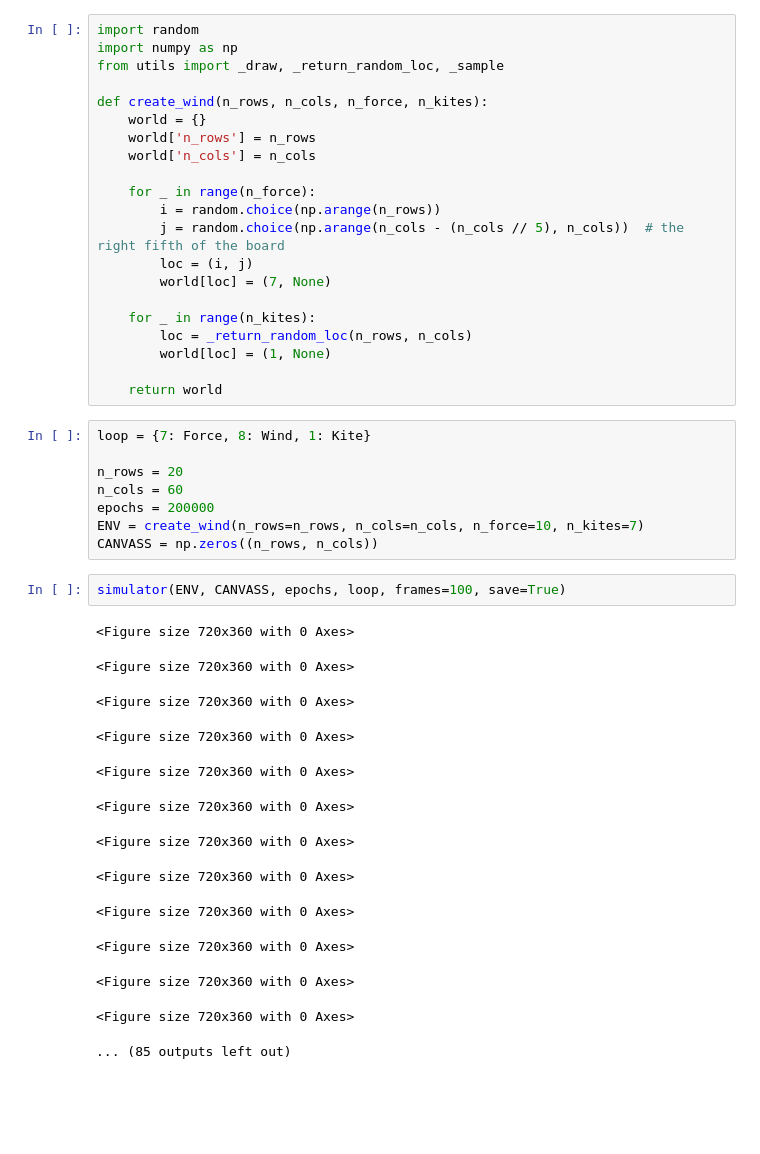
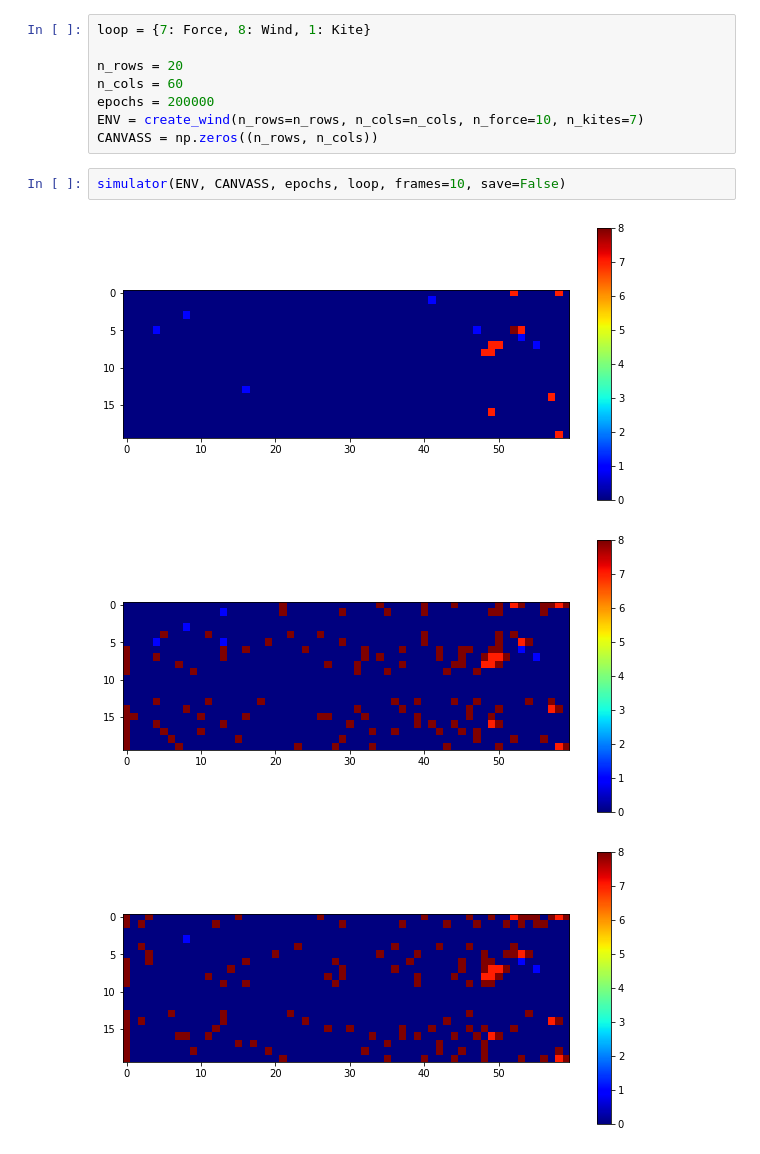
Before and after one commit to mynameisvinn/Petri, a Jupyter notebook: examples/Wind.ipynb, the cells around one changed output. Saved outputs shown, nothing was run; the diff lists cells and outputs as text; blank space fills up the shorter version.

Commit message:
factor out create_wind

```diff
--- a/examples/Wind.ipynb
+++ b/examples/Wind.ipynb
@@ -57,27 +58,6 @@ def Wind(curr_loc, env):
 
 def Kite(curr_loc, env):
     pass
-# %%
-import random
-import numpy as np
-from utils import _draw, _return_random_loc, _sample
-
-def create_wind(n_rows, n_cols, n_force, n_kites):
-    world = {}
-    world['n_rows'] = n_rows
-    world['n_cols'] = n_cols
-
-    for _ in range(n_force):
-        i = random.choice(np.arange(n_rows))
-        j = random.choice(np.arange(n_cols - (n_cols // 5), n_cols))  # the right fifth of the board
-        loc = (i, j)
-        world[loc] = (7, None)
-
-    for _ in range(n_kites):
-        loc = _return_random_loc(n_rows, n_cols)
-        world[loc] = (1, None)
-
-    return world
 # %%
 loop = {7: Force, 8: Wind, 1: Kite}
 
@@ -87,18 +67,8 @@ epochs = 200000
 ENV = create_wind(n_rows=n_rows, n_cols=n_cols, n_force=10, n_kites=7)
 CANVASS = np.zeros((n_rows, n_cols))
 # %%
-simulator(ENV, CANVASS, epochs, loop, frames=100, save=True)
+simulator(ENV, CANVASS, epochs, loop, frames=10, save=False)
 # %% [output]
-<Figure size 720x360 with 0 Axes>
-<Figure size 720x360 with 0 Axes>
-<Figure size 720x360 with 0 Axes>
-<Figure size 720x360 with 0 Axes>
-<Figure size 720x360 with 0 Axes>
-<Figure size 720x360 with 0 Axes>
-<Figure size 720x360 with 0 Axes>
-<Figure size 720x360 with 0 Axes>
-<Figure size 720x360 with 0 Axes>
-<Figure size 720x360 with 0 Axes>
-<Figure size 720x360 with 0 Axes>
-<Figure size 720x360 with 0 Axes>
-... (85 outputs left out)
+[figure, added]
+[figure, added]
+[figure, added]
```
Also changed, not shown: parts of 2 cells of this notebook, 3 other files.
